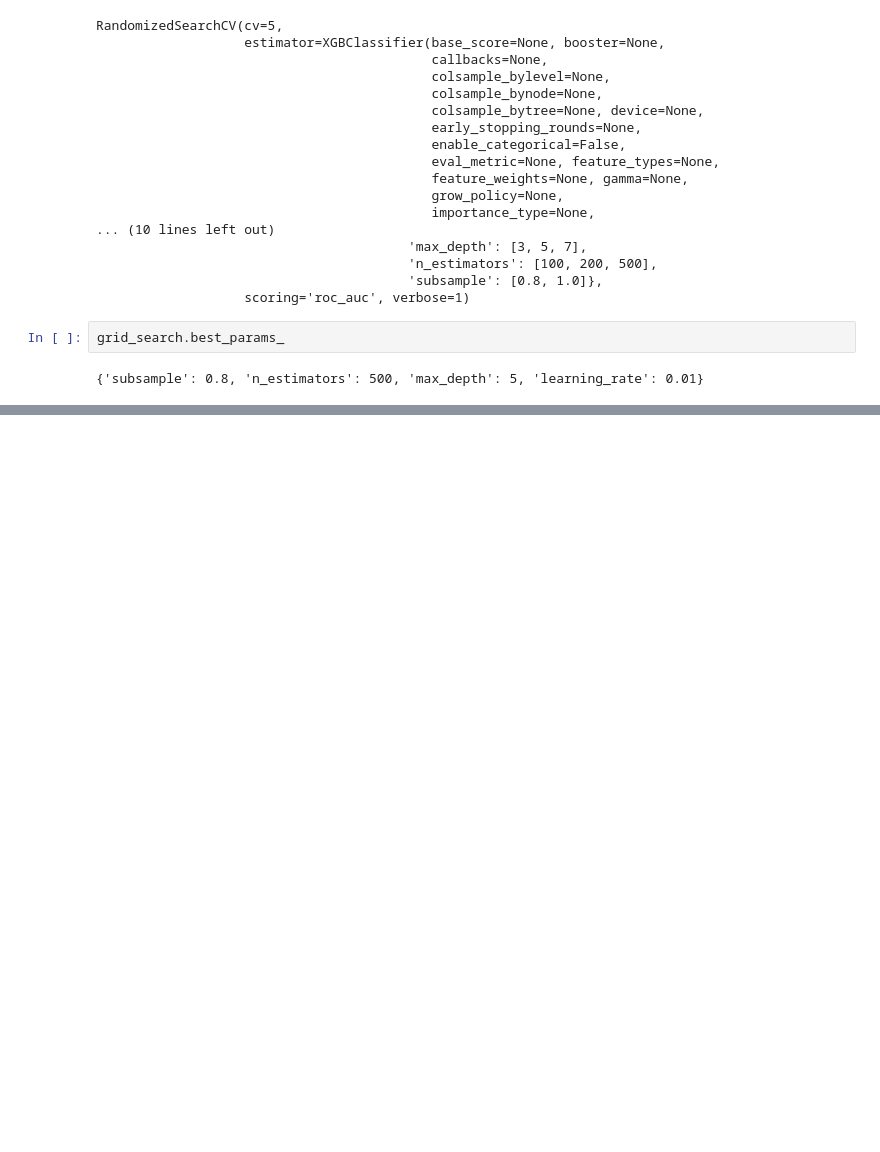
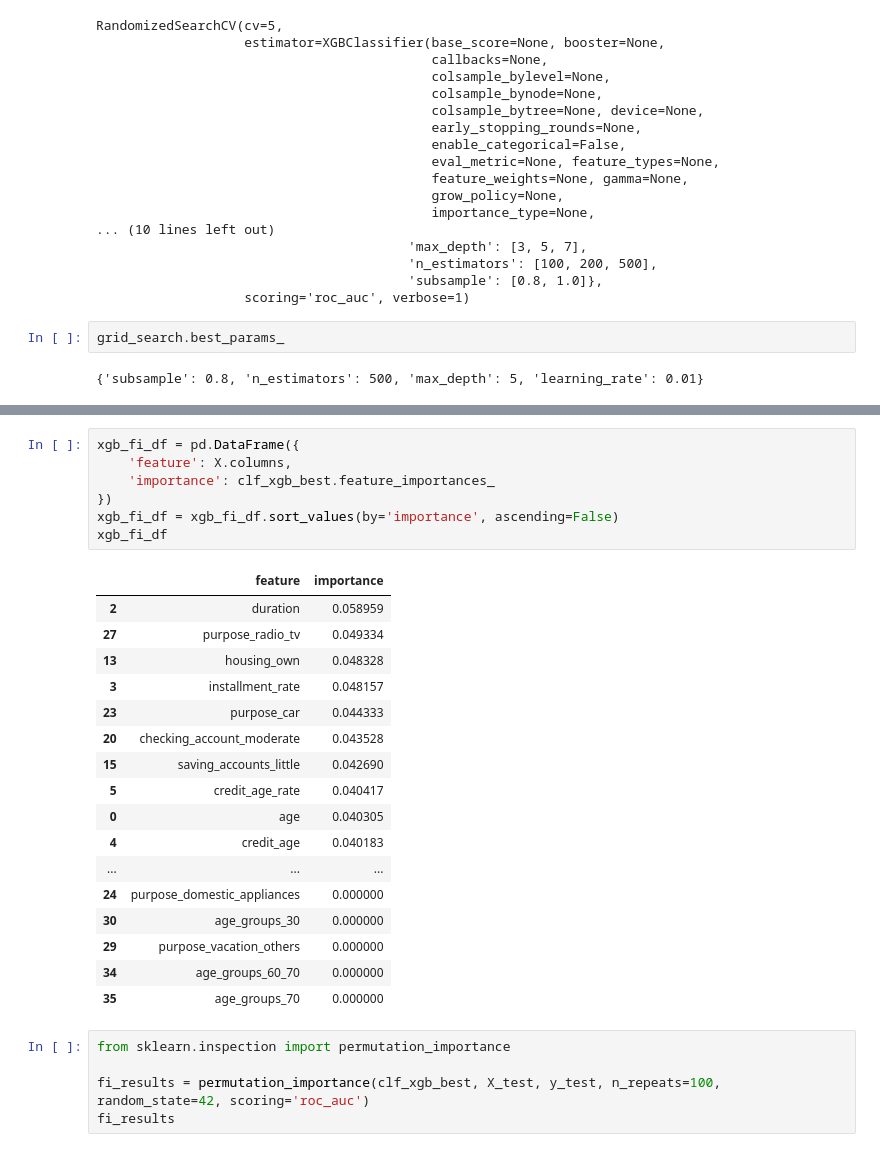
Before and after one commit to lwawrowski/cdv_bigdata, a Jupyter notebook: metody_analizy_przetwarzania_danych/2024_2025/gr2/20250427_klasyfikacja.ipynb, the cells around one changed output, grey strips where cells are left out. Saved outputs shown, nothing was run; the diff lists cells and outputs as text; blank space fills up the shorter version.

```diff
--- a/metody_analizy_przetwarzania_danych/2024_2025/gr2/20250427_klasyfikacja.ipynb
+++ b/metody_analizy_przetwarzania_danych/2024_2025/gr2/20250427_klasyfikacja.ipynb
@@ -500,0 +574,30 @@ grid_search.best_params_
+# %%
+xgb_fi_df = pd.DataFrame({
+    'feature': X.columns,
+    'importance': clf_xgb_best.feature_importances_
+})
+xgb_fi_df = xgb_fi_df.sort_values(by='importance', ascending=False)
+xgb_fi_df
+# %% [output]
+|  | feature | importance |
+| 2 | duration | 0.058959 |
+| 27 | purpose_radio_tv | 0.049334 |
+| 13 | housing_own | 0.048328 |
+| 3 | installment_rate | 0.048157 |
+| 23 | purpose_car | 0.044333 |
+| 20 | checking_account_moderate | 0.043528 |
+| 15 | saving_accounts_little | 0.042690 |
+| 5 | credit_age_rate | 0.040417 |
+| 0 | age | 0.040305 |
+| 4 | credit_age | 0.040183 |
+| ... | ... | ... |
+| 24 | purpose_domestic_appliances | 0.000000 |
+| 30 | age_groups_30 | 0.000000 |
+| 29 | purpose_vacation_others | 0.000000 |
+| 34 | age_groups_60_70 | 0.000000 |
+| 35 | age_groups_70 | 0.000000 |
+# %%
+from sklearn.inspection import permutation_importance
+
+fi_results = permutation_importance(clf_xgb_best, X_test, y_test, n_repeats=100, random_state=42, scoring='roc_auc')
+fi_results
```
Also changed, not shown: parts of 9 cells of this notebook, 1 other file.
